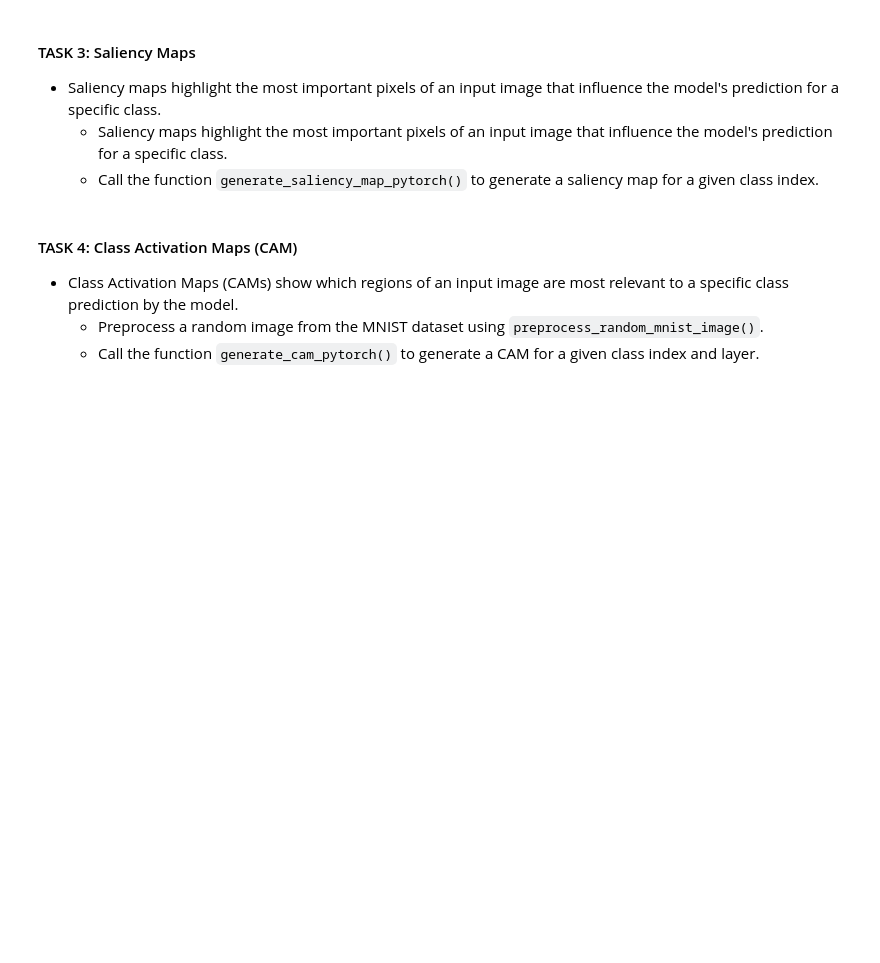
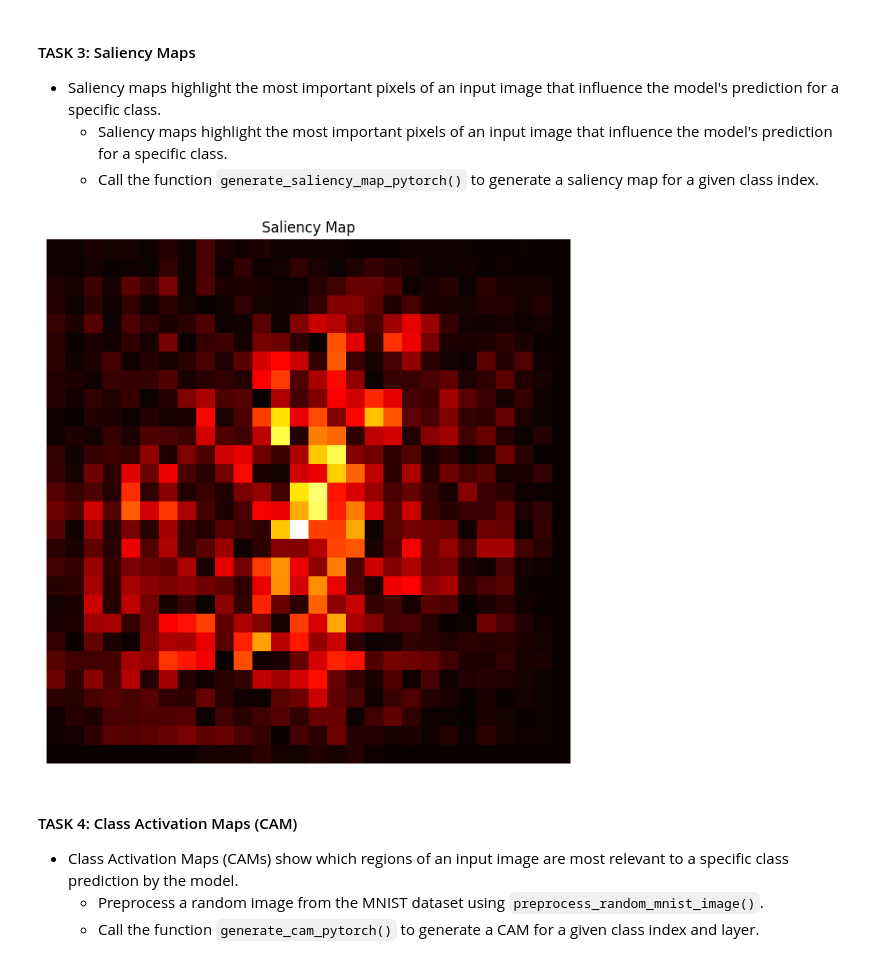
Before and after one commit to bmontoyag/UTEC_MISTI_2026, a Jupyter notebook: 2025mistiperu_cnns_inherentfeatureengineering_exercises.ipynb, the cells around one changed output. Drawn from its saved outputs; the diff is of its cells as text; code cells hidden in the pictures; blank space fills up the shorter version.

```diff
--- a/2025mistiperu_cnns_inherentfeatureengineering_exercises.ipynb
+++ b/2025mistiperu_cnns_inherentfeatureengineering_exercises.ipynb
@@ -728,11 +749,14 @@ def generate_saliency_map_pytorch(model, input_image, class_idx):
 # %%
 # TASK 3 EXERCISE
 
 # Preprocess an image from the `train_loader` using ``preprocess_random_mnist_image(~)`
-input_image = <REPLACE ME AND MY BRACKETS>
+input_image = preprocess_random_mnist_image(train_loader)
 
 # Visualize saliency maps
-''' ADD YOUR CODE HERE '''
+# For demonstration, we'll use class index 0 (the digit '0')
+generate_saliency_map_pytorch(conv_network, input_image, class_idx=0)
+# %% [output]
+[figure, added]
 # %% [markdown]
 #### TASK 4: Class Activation Maps (CAM)
 
```
Also changed, not shown: parts of 5 cells of this notebook.
